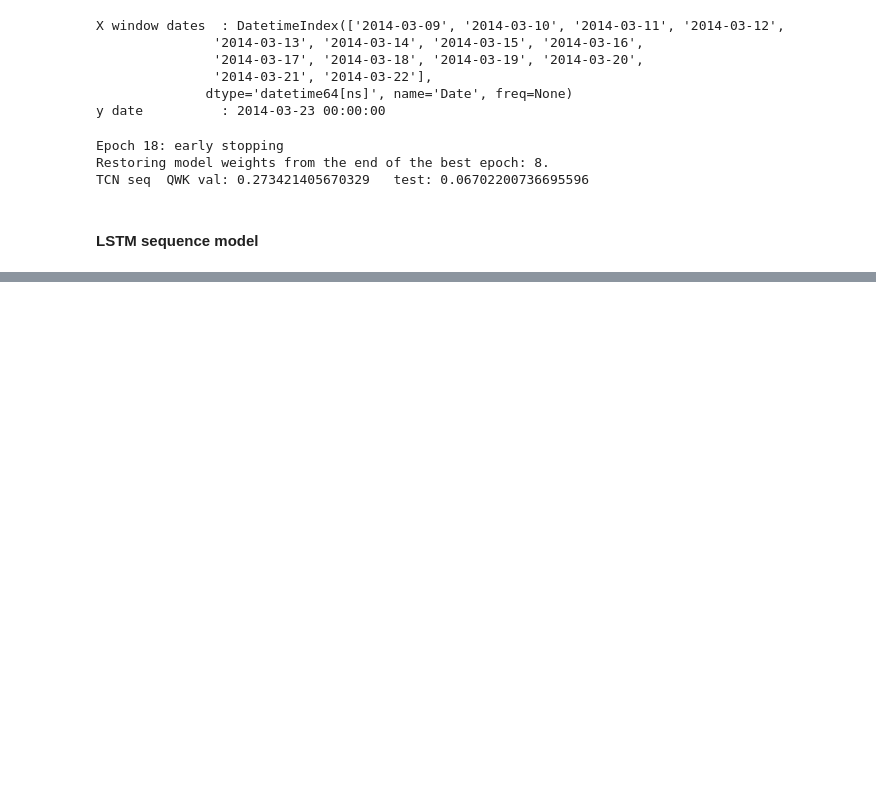
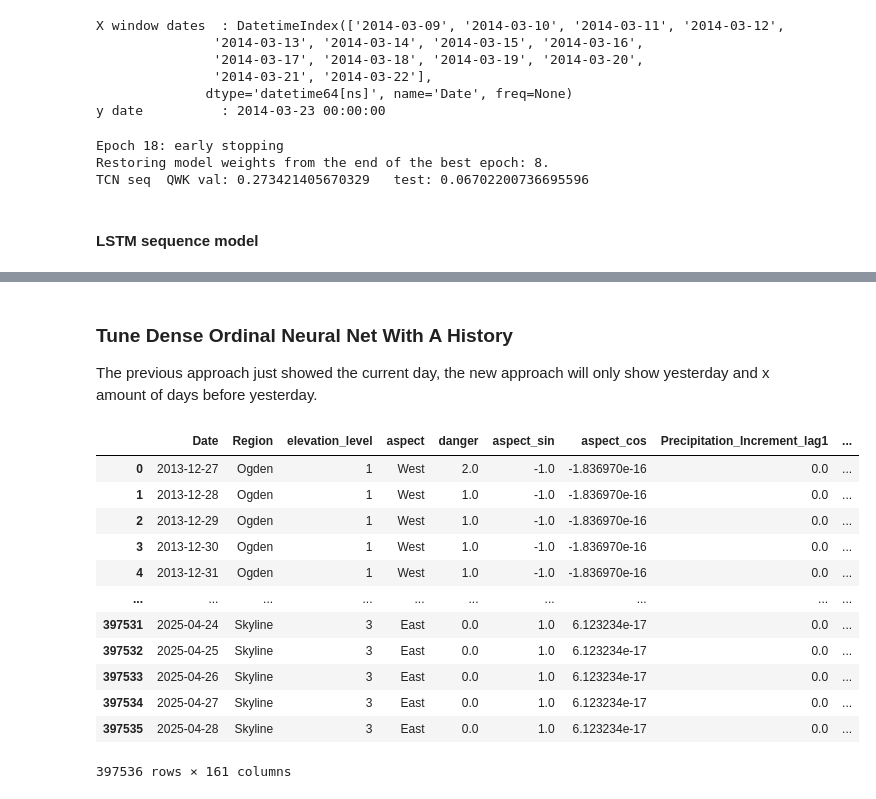
Before and after one commit to dallinmoore/avalanche-forecasting, a Jupyter notebook: main_notebook.ipynb, the cells around one changed output, grey strips where cells are left out. Drawn from its saved outputs; the diff is of its cells as text; code cells hidden in the pictures; blank space fills up the shorter version.

Commit message:
Adding in history in a flat table and training the ordinal NN on it. Still need to try this other models, then build tensors and train all the NN models on these

```diff
--- a/main_notebook.ipynb
+++ b/main_notebook.ipynb
@@ -1658,0 +1679,19 @@ print('LSTM seq  QWK val:',
+# %%
+feat_cols = weather_cols+["elevation_level", "aspect_sin", "aspect_cos", "off_season"]
+target  = 'danger'
+cat_cols = ['elevation_level']
+
+# start dates for validation/test sets
+val_start  = pd.Timestamp('2023-09-01')
+test_start = pd.Timestamp('2024-09-01')
+
+# split into train/val/test sets
+df = model_df_long.sort_values('Date').reset_index(drop=True)
+# Explicitly convert 'Date' column to datetime objects
+df['Date'] = pd.to_datetime(df['Date'])
+
+df_train = df[df.Date < val_start]
+df_val = df[(df.Date >= val_start) & (df.Date < test_start)]
+df_test = df[df.Date >= test_start]
+
+print(f'Train:\t{len(df_train):,}  \nVal:\t{len(df_val):,}  \nTest:\t{len(df_test):,}')
@@ -1658,0 +1743,51 @@ print('LSTM seq  QWK val:',
+# %% [markdown]
+### Tune Dense Ordinal Neural Net With A History
+
+The previous approach just showed the current day, the new approach will only show yesterday and x amount of days before yesterday.
+# %%
+# -------------------- CONFIG --------------------
+HIST          = 14             # days of history visible
+BASE_VARS     = weather_cols  # today-level weather names
+GROUP_KEYS    = ['Region', 'elevation_level', "aspect_sin", "aspect_cos"]
+
+# sort so shift/rolling works chronologically per zone
+df = model_df_long.sort_values(GROUP_KEYS + ['Date']).copy()
+
+# shift(1) = "yesterday is day-0"
+for col in BASE_VARS:
+    df[f'{col}_lag1'] = (
+        df.groupby(GROUP_KEYS)[col].shift(1)
+    )
+
+# further lags
+for col in BASE_VARS:
+    for k in range(2, HIST + 1):
+        df[f'{col}_lag{k}'] = (
+            df.groupby(GROUP_KEYS)[col].shift(k)
+        )
+
+
+# rop day-0 weather
+df = df.drop(columns=BASE_VARS)   # keep only lags & engineered cols
+
+# cut first HIST rows per zone
+df = (
+    df.groupby(GROUP_KEYS)
+      .apply(lambda g: g.iloc[HIST:])       # need full history
+      .reset_index(drop=True)
+)
+df
+# %% [output]
+|  | Date | Region | elevation_level | aspect | danger | aspect_sin | aspect_cos | Precipitation_Increment_lag1 | ... |
+| 0 | 2013-12-27 | Ogden | 1 | West | 2.0 | -1.0 | -1.836970e-16 | 0.0 | ... |
+| 1 | 2013-12-28 | Ogden | 1 | West | 1.0 | -1.0 | -1.836970e-16 | 0.0 | ... |
+| 2 | 2013-12-29 | Ogden | 1 | West | 1.0 | -1.0 | -1.836970e-16 | 0.0 | ... |
+| 3 | 2013-12-30 | Ogden | 1 | West | 1.0 | -1.0 | -1.836970e-16 | 0.0 | ... |
+| 4 | 2013-12-31 | Ogden | 1 | West | 1.0 | -1.0 | -1.836970e-16 | 0.0 | ... |
+| ... | ... | ... | ... | ... | ... | ... | ... | ... | ... |
+| 397531 | 2025-04-24 | Skyline | 3 | East | 0.0 | 1.0 | 6.123234e-17 | 0.0 | ... |
+| 397532 | 2025-04-25 | Skyline | 3 | East | 0.0 | 1.0 | 6.123234e-17 | 0.0 | ... |
+| 397533 | 2025-04-26 | Skyline | 3 | East | 0.0 | 1.0 | 6.123234e-17 | 0.0 | ... |
+| 397534 | 2025-04-27 | Skyline | 3 | East | 0.0 | 1.0 | 6.123234e-17 | 0.0 | ... |
+| 397535 | 2025-04-28 | Skyline | 3 | East | 0.0 | 1.0 | 6.123234e-17 | 0.0 | ... |
+397536 rows × 161 columns
```
Also changed, not shown: parts of 16 cells of this notebook.
